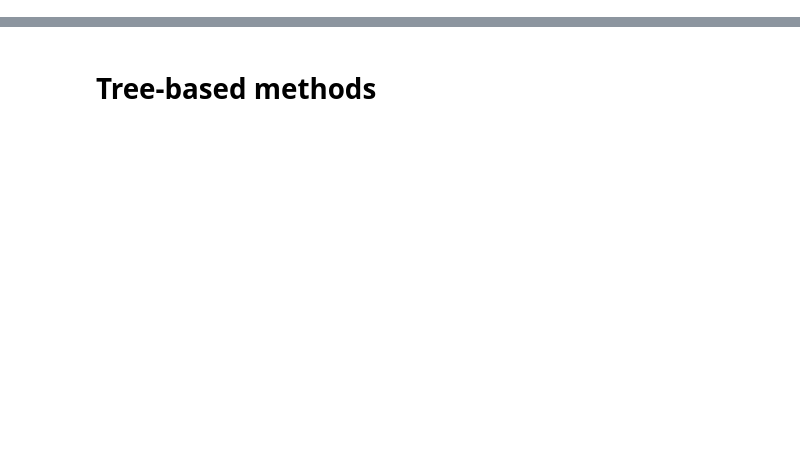
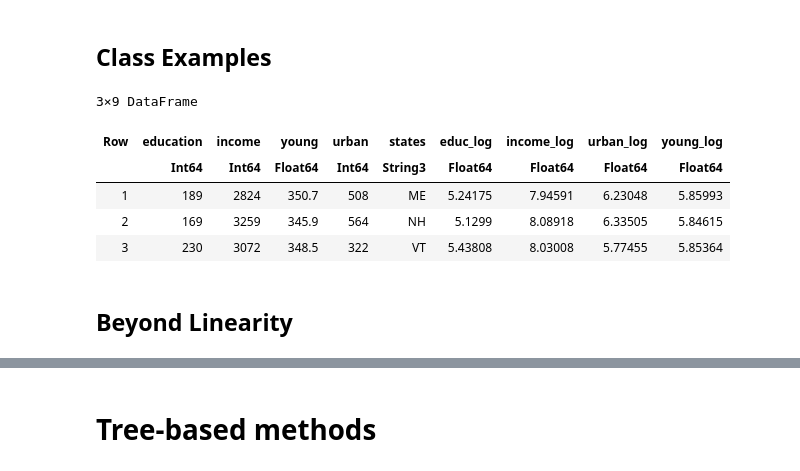
Before and after one commit to umbertomig/POLI175julia, a Jupyter notebook: lectures/jupyternb/lecture13.ipynb, the cells around one changed output, grey strips where cells are left out. Drawn from its saved outputs; the diff is of its cells as text; code cells hidden in the pictures; blank space fills up the shorter version.

```diff
--- a/lectures/jupyternb/lecture13.ipynb
+++ b/lectures/jupyternb/lecture13.ipynb
@@ -4,0 +55,23 @@
+# %% [markdown]
+## Class Examples
+# %%
+## Education Expenditure Dataset
+educ = CSV.read(download("https://raw.githubusercontent.com/umbertomig/POLI175julia/main/data/educexp.csv"), DataFrame)
+
+# Processing
+educ.educ_log = log.(educ.education);
+educ.income_log = log.(educ.income)
+educ.urban_log = log.(educ.urban)
+educ.young_log = log.(educ.young)
+
+# Checking
+first(educ, 3)
+# %% [output]
+3×9 DataFrame
+| Row | education | income | young | urban | states | educ_log | income_log | urban_log | young_log |
+|  | Int64 | Int64 | Float64 | Int64 | String3 | Float64 | Float64 | Float64 | Float64 |
+| 1 | 189 | 2824 | 350.7 | 508 | ME | 5.24175 | 7.94591 | 6.23048 | 5.85993 |
+| 2 | 169 | 3259 | 345.9 | 564 | NH | 5.1299 | 8.08918 | 6.33505 | 5.84615 |
+| 3 | 230 | 3072 | 348.5 | 322 | VT | 5.43808 | 8.03008 | 5.77455 | 5.85364 |
+# %% [markdown]
+## Beyond Linearity
```
Also changed, not shown: parts of 44 cells of this notebook, 1 other file.
